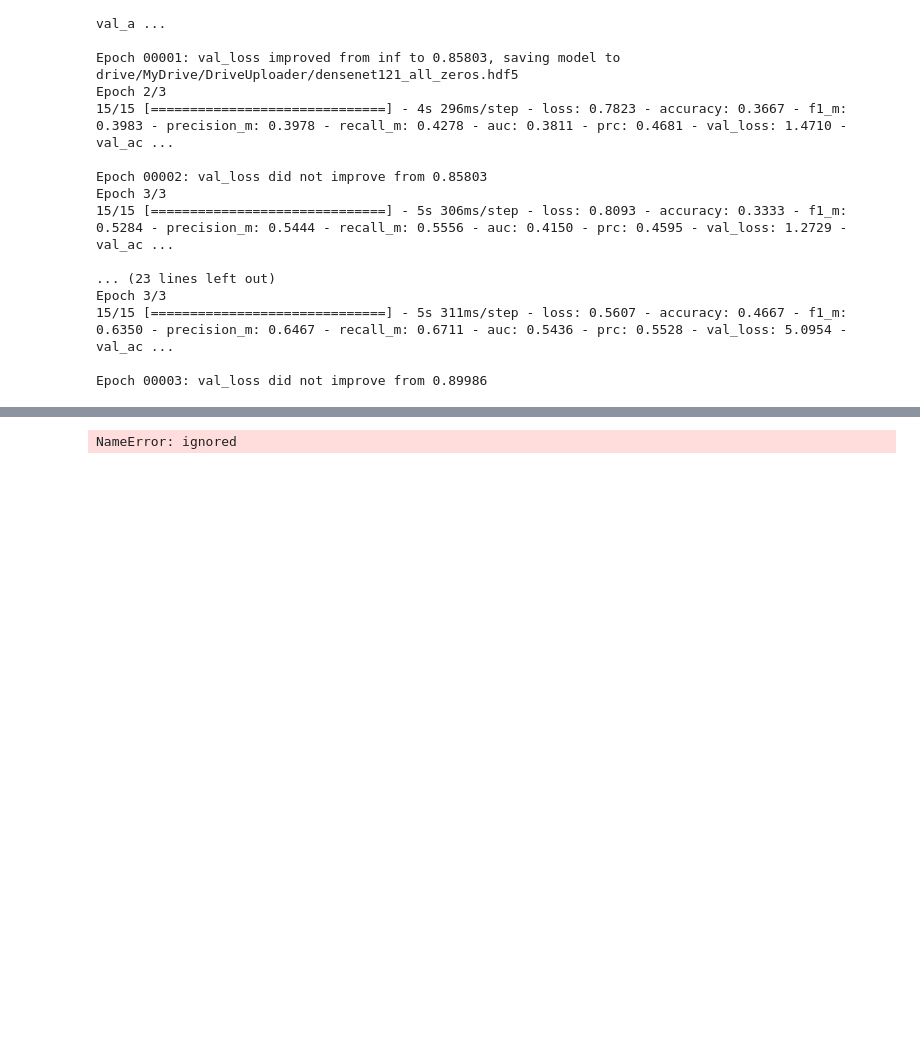
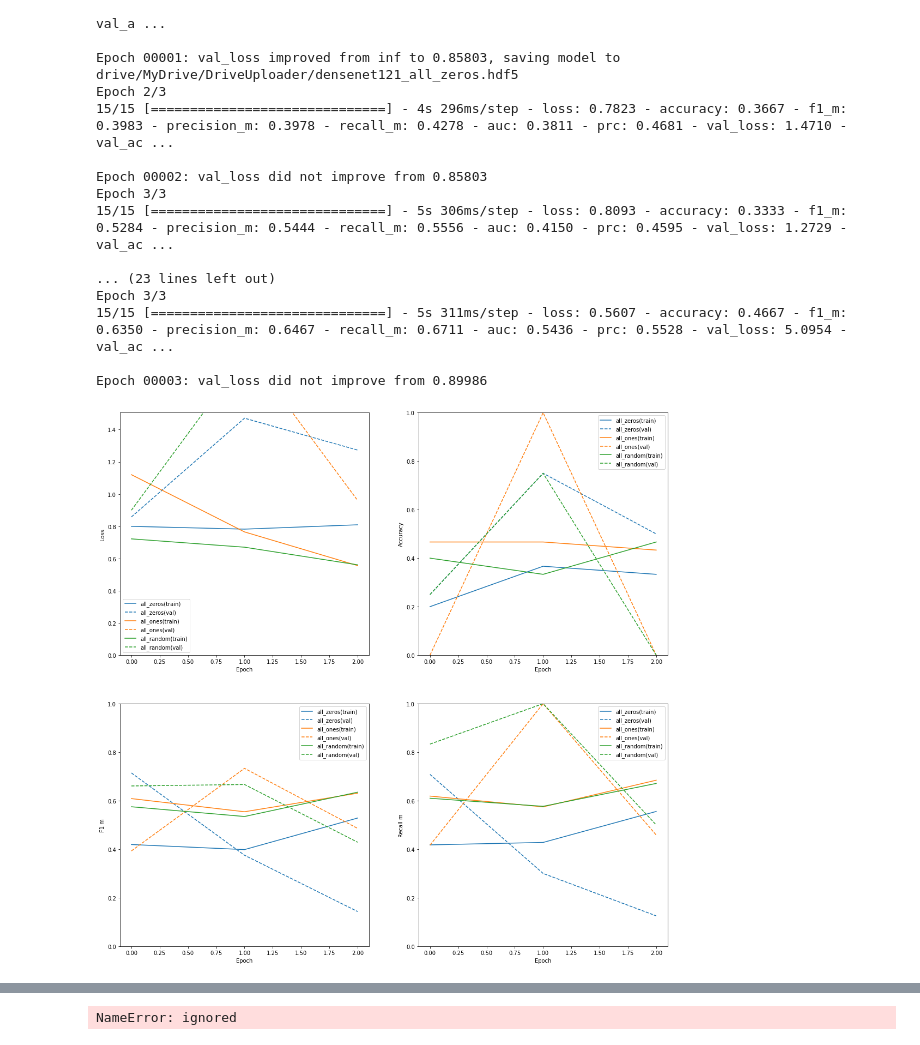
Before and after one commit to vassilispapadop/chexpert, a Jupyter notebook: CheXpert-nb-small.ipynb, the cells around one changed output, grey strips where cells are left out. Saved outputs shown, nothing was run; the diff lists cells and outputs as text; code cells hidden in the pictures; blank space fills up the shorter version.

Commit message:
plot model training history

```diff
--- a/CheXpert-nb-small.ipynb
+++ b/CheXpert-nb-small.ipynb
@@ -386,27 +386,33 @@ Epoch 3/3
 
 Epoch 00003: val_loss did not improve from 0.89986
 # %%
-plt.rcParams["figure.figsize"] = (12,12)
+plt.rcParams["figure.figsize"] = (18,18)
 colors = plt.rcParams['axes.prop_cycle'].by_key()['color']
 
-def plot_metrics(model_history, metrics):
+def plot_metrics(case, metrics, color_index):
   #['loss', 'accuracy', 'f1_m', 'recall_m']
+  model_history = case.model_history
+  test_case = case.test_case
   for n, metric in enumerate(metrics):
     name = metric.replace("_"," ").capitalize()
     plt.subplot(2,2,n+1)
-    plt.plot(model_history.epoch, model_history.history[metric], color=colors[0], label='Train')
+    plt.plot(model_history.epoch, model_history.history[metric], color=colors[color_index], label=f'{test_case}(train)')
     plt.plot(model_history.epoch, model_history.history['val_'+metric],
-             color=colors[0], linestyle="--", label='Val')
+             color=colors[color_index], linestyle="--", label=f'{test_case}(val)')
     plt.xlabel('Epoch')
     plt.ylabel(name)
     if metric == 'loss':
       plt.ylim([0, plt.ylim()[1]])
     elif metric == 'auc':
       plt.ylim([0.8,1])
     else:
       plt.ylim([0,1])
 
     plt.legend()
 
+color_index = 0
 for case in dataset_cases:
-  plot_metrics(case.model_history, ['loss', 'accuracy'])
+  plot_metrics(case, ['loss', 'accuracy','f1_m', 'recall_m'], color_index)
+  color_index +=1
+# %% [output]
+[figure, added]
```
Also changed, not shown: parts of 2 cells of this notebook.
